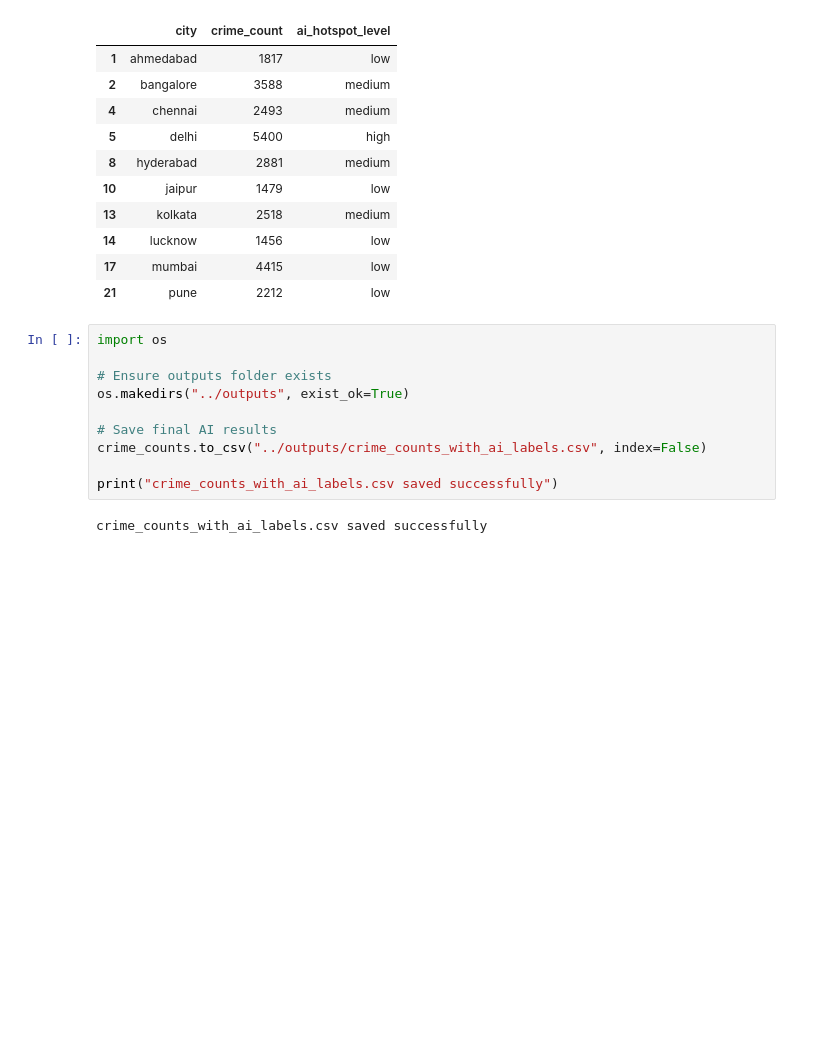
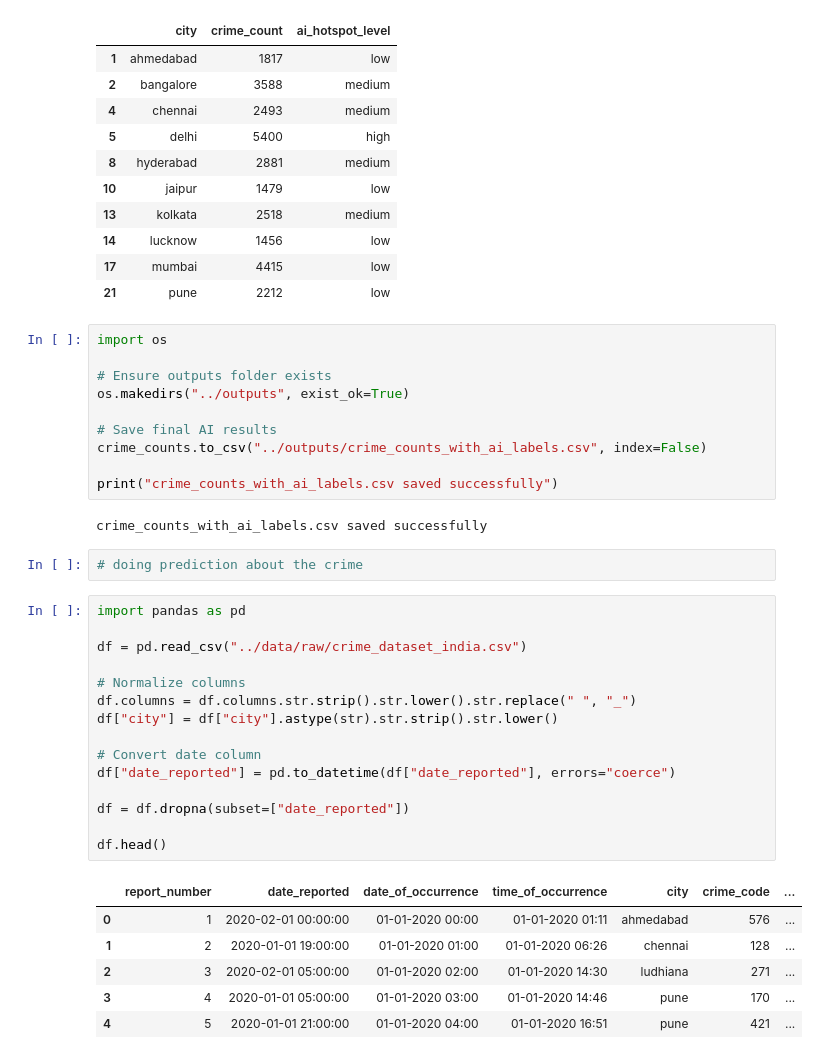
Before and after one commit to OfficialTanishGupta/ai-crime-hotspot-prediction, a Jupyter notebook: notebooks/train_model.ipynb, the cells around one changed output. Saved outputs shown, nothing was run; the diff lists cells and outputs as text; blank space fills up the shorter version.

```diff
--- a/notebooks/train_model.ipynb
+++ b/notebooks/train_model.ipynb
@@ -200,3 +200,27 @@ crime_counts.to_csv("../outputs/crime_counts_with_ai_labels.csv", index=False)
 print("crime_counts_with_ai_labels.csv saved successfully")
 # %% [output]
 crime_counts_with_ai_labels.csv saved successfully
+# %%
+# doing prediction about the crime
+# %%
+import pandas as pd
+
+df = pd.read_csv("../data/raw/crime_dataset_india.csv")
+
+# Normalize columns
+df.columns = df.columns.str.strip().str.lower().str.replace(" ", "_")
+df["city"] = df["city"].astype(str).str.strip().str.lower()
+
+# Convert date column
+df["date_reported"] = pd.to_datetime(df["date_reported"], errors="coerce")
+
+df = df.dropna(subset=["date_reported"])
+
+df.head()
+# %% [output]
+|  | report_number | date_reported | date_of_occurrence | time_of_occurrence | city | crime_code | ... |
+| 0 | 1 | 2020-02-01 00:00:00 | 01-01-2020 00:00 | 01-01-2020 01:11 | ahmedabad | 576 | ... |
+| 1 | 2 | 2020-01-01 19:00:00 | 01-01-2020 01:00 | 01-01-2020 06:26 | chennai | 128 | ... |
+| 2 | 3 | 2020-02-01 05:00:00 | 01-01-2020 02:00 | 01-01-2020 14:30 | ludhiana | 271 | ... |
+| 3 | 4 | 2020-01-01 05:00:00 | 01-01-2020 03:00 | 01-01-2020 14:46 | pune | 170 | ... |
+| 4 | 5 | 2020-01-01 21:00:00 | 01-01-2020 04:00 | 01-01-2020 16:51 | pune | 421 | ... |
```
Also changed, not shown: parts of 6 cells of this notebook, 5 other files.
